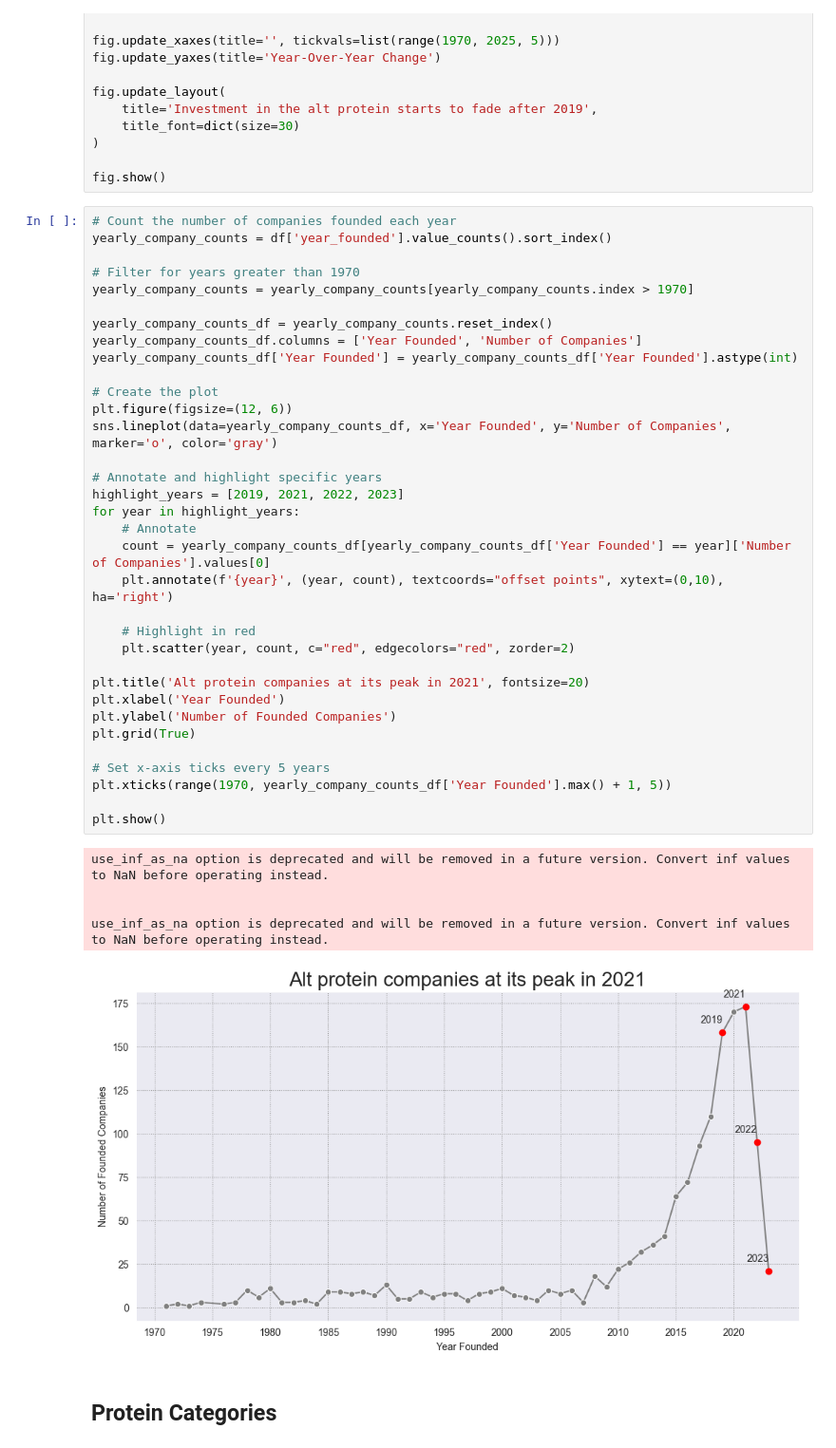
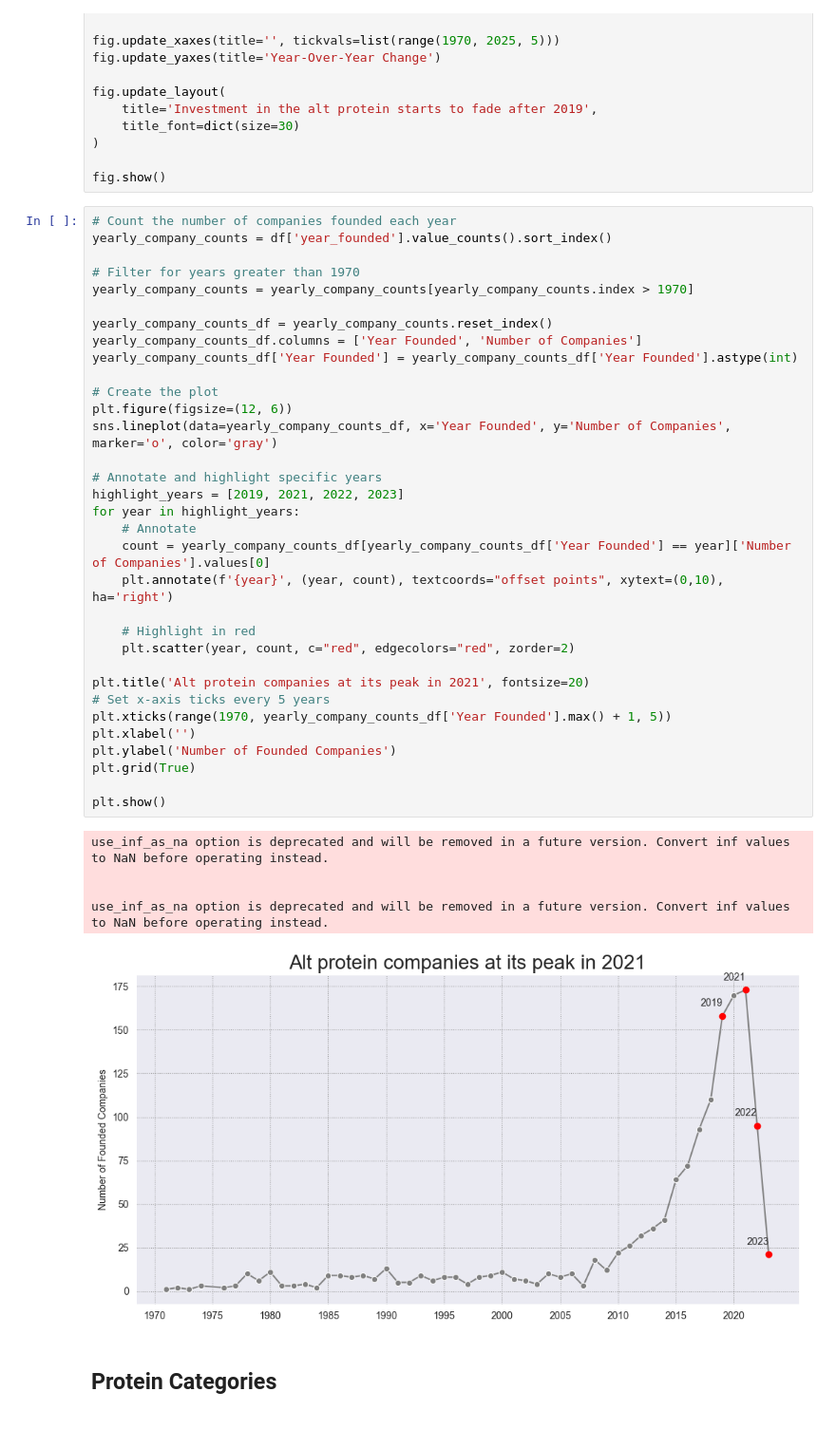
Before and after one commit to aleivaar94/Alt_Proteins_GFI, a Jupyter notebook: proteins.ipynb, the cells around one changed output. Shown: that part at 95% size. Saved outputs shown, nothing was run; the diff lists cells and outputs as text.

```diff
--- a/proteins.ipynb
+++ b/proteins.ipynb
@@ -182,38 +183,37 @@ yearly_company_counts = df['year_founded'].value_counts().sort_index()
 yearly_company_counts = yearly_company_counts[yearly_company_counts.index > 1970]
 
 yearly_company_counts_df = yearly_company_counts.reset_index()
 yearly_company_counts_df.columns = ['Year Founded', 'Number of Companies']
 yearly_company_counts_df['Year Founded'] = yearly_company_counts_df['Year Founded'].astype(int)
 
 # Create the plot
 plt.figure(figsize=(12, 6))
 sns.lineplot(data=yearly_company_counts_df, x='Year Founded', y='Number of Companies', marker='o', color='gray')
 
 # Annotate and highlight specific years
 highlight_years = [2019, 2021, 2022, 2023]
 for year in highlight_years:
     # Annotate
     count = yearly_company_counts_df[yearly_company_counts_df['Year Founded'] == year]['Number of Companies'].values[0]
     plt.annotate(f'{year}', (year, count), textcoords="offset points", xytext=(0,10), ha='right')
 
     # Highlight in red
     plt.scatter(year, count, c="red", edgecolors="red", zorder=2)
 
 plt.title('Alt protein companies at its peak in 2021', fontsize=20)
-plt.xlabel('Year Founded')
+# Set x-axis ticks every 5 years
+plt.xticks(range(1970, yearly_company_counts_df['Year Founded'].max() + 1, 5))
+plt.xlabel('')
 plt.ylabel('Number of Founded Companies')
 plt.grid(True)
 
-# Set x-axis ticks every 5 years
-plt.xticks(range(1970, yearly_company_counts_df['Year Founded'].max() + 1, 5))
-
 plt.show()
 # %% [output]
 use_inf_as_na option is deprecated and will be removed in a future version. Convert inf values to NaN before operating instead.
 
 
 use_inf_as_na option is deprecated and will be removed in a future version. Convert inf values to NaN before operating instead.
-[figure, old version]
+[figure, new version]
 # %% [markdown]
 ## Protein Categories
 # %%
```
Also changed, not shown: parts of 3 cells of this notebook, 16 other files.
